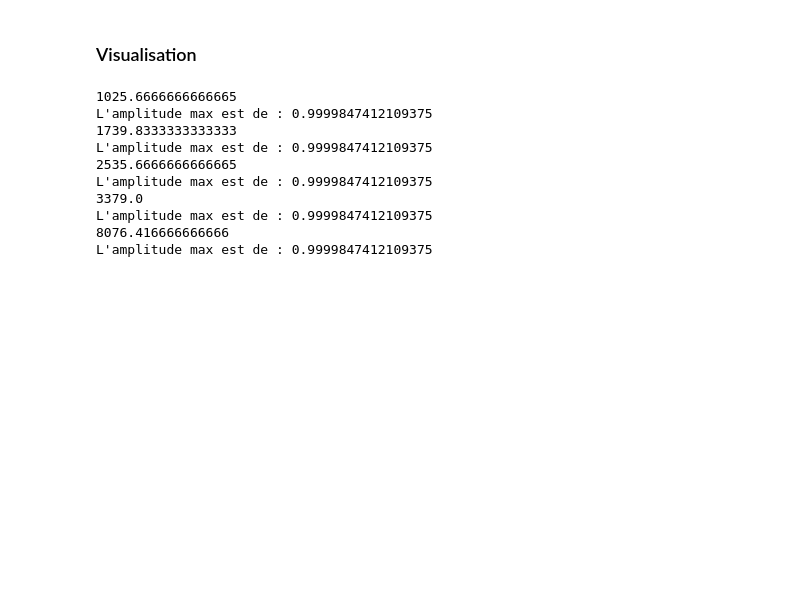
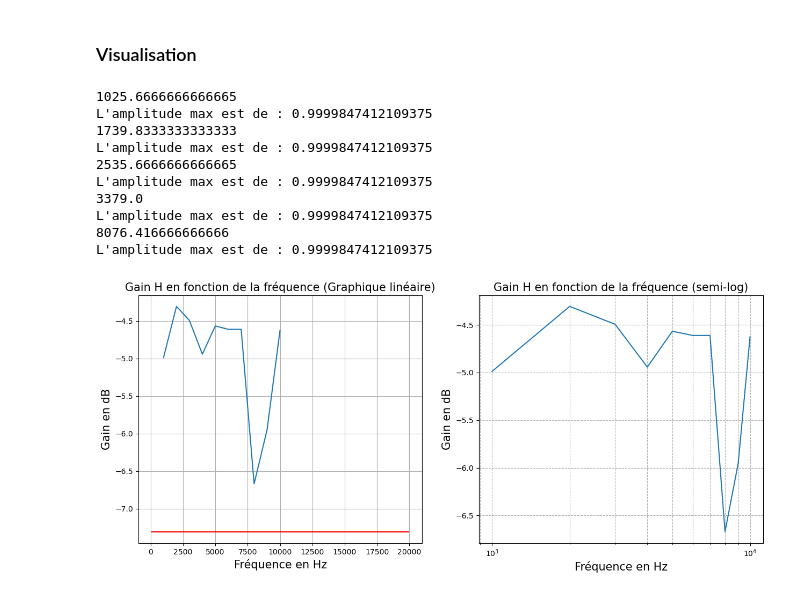
Before and after one commit to NergYR/SAE_Transmission, a Jupyter notebook: reception.ipynb, the cells around one changed output. Saved outputs shown, nothing was run; the diff lists cells and outputs as text; code cells hidden in the pictures; blank space fills up the shorter version.

```diff
--- a/reception.ipynb
+++ b/reception.ipynb
@@ -165,10 +165,10 @@ L'amplitude max est de : 0.9999847412109375
 L'amplitude max est de : 0.9999847412109375
 # %%
 
-Fselect = [1000,2000,3000,4000,5000,6000,7000,8000,9000,10000]              #Liste des fréquences selectionnées
-Freçus = [998,1991.5,2984.9,3978.2,4972.4,5963.7,6958.5,7952.2,8945.3,9940.1]
-Aselect = [0.563,0.609,0.596,0.566,0.591,0.588,0.588,0.464,0.504,0.587]  #Liste des Amplitudes relevées
-Gain=20*np.log10(Aselect)                                                            #Conversion en dB
+f = [1000, 2000, 3000, 4000, 5000, 6000, 7000, 8000, 9000, 10000]        #Liste des fréquences selectionnées
+freq_array = [998,1991.5,2984.9,3978.2,4972.4,5963.7,6958.5,7952.2,8945.3,9940.1]
+amplitude = [0.563,0.609,0.596,0.566,0.591,0.588,0.588,0.464,0.504,0.587]  #Liste des Amplitudes relevées
+Gain=20*np.log10(amplitude)                                                            #Conversion en dB
 
 #Affichage de deux axes sur une ligne d'une taille de 12 pouces sur 6 pouces
 
@@ -177,35 +177,37 @@ fig,ax = plt.subplots(1,2, figsize=(15,6))
 ####Axe 1
 
 #Titre
 
 ax[0].set_title("Gain H en fonction de la fréquence (Graphique linéaire)",fontsize=15)
 ax[0].set_xlabel("Fréquence en Hz",fontsize=15)
 ax[0].set_ylabel("Gain en dB",fontsize=15)
 
 #Grille, ligne et annotation fléchées
 
 ax[0].grid()
 ax[0].hlines(max(Gain)-3,60,20000, color="r")
-ax[0].annotate('Fréquence de coupure',fontsize="13", xytext=(10000,-25), xy=(16200,max(Gain)-3), arrowprops=dict(facecolor='k'))
+#ax[0].annotate('Fréquence de coupure',fontsize="13", xytext=(10000,-25), xy=(16200,max(Gain)-3), arrowprops=dict(facecolor='k'))
 
 #Affichage
 
-ax[0].plot(Fselect,Gain)
+ax[0].plot(f,Gain)
 
 ####Axe 2
 
 #Titre
 
 ax[1].set_title("Gain H en fonction de la fréquence (semi-log)",fontsize=15)   #Titre de l'axe 2 semi-log
 ax[1].set_xlabel("Fréquence en Hz",fontsize=15)     #Titre en abscisse
 ax[1].set_ylabel("Gain en dB",fontsize=15)          #Titre en ordonné
 
 #Ligne et annotation fléchées
 
-ax[1].hlines(max(Gain)-3,60,20000, color="r")
-ax[1].annotate('Fréquence de coupure', fontsize="13", xytext=(100,-25), xy=(120,max(Gain)-3), arrowprops=dict(facecolor='k'))
+#ax[1].hlines(max(Gain)-3,60,20000, color="r")
+#ax[1].annotate('Fréquence de coupure', fontsize="13", xytext=(100,-25), xy=(120,max(Gain)-3), arrowprops=dict(facecolor='k'))
 
 #Affichage en semilog
 
-ax[1].semilogx(Fselect,Gain)
+ax[1].semilogx(f,Gain)
 ax[1].grid(True,which="both", linestyle='--')
+# %% [output]
+[figure, added]
```
